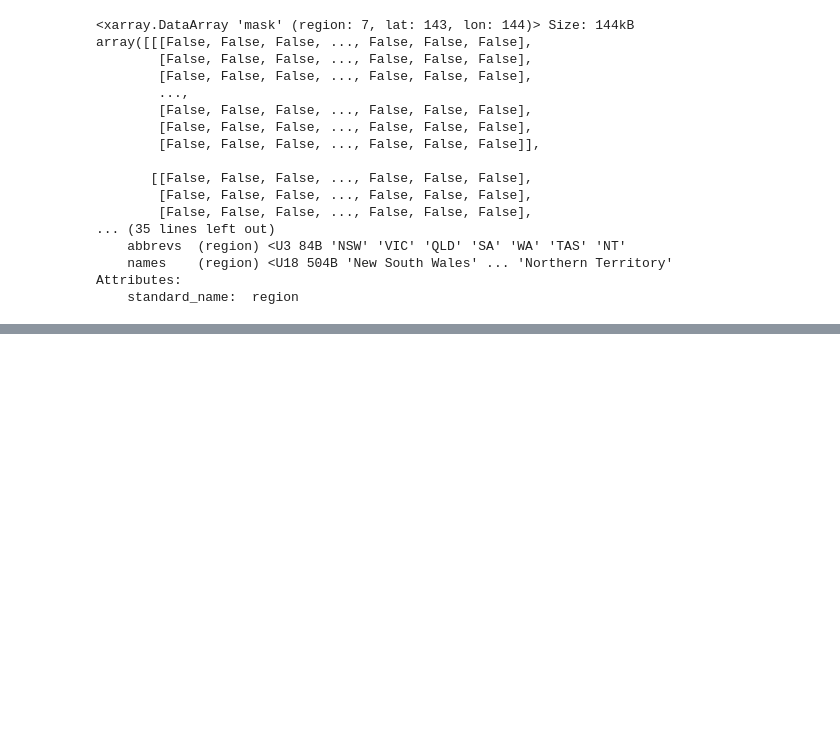
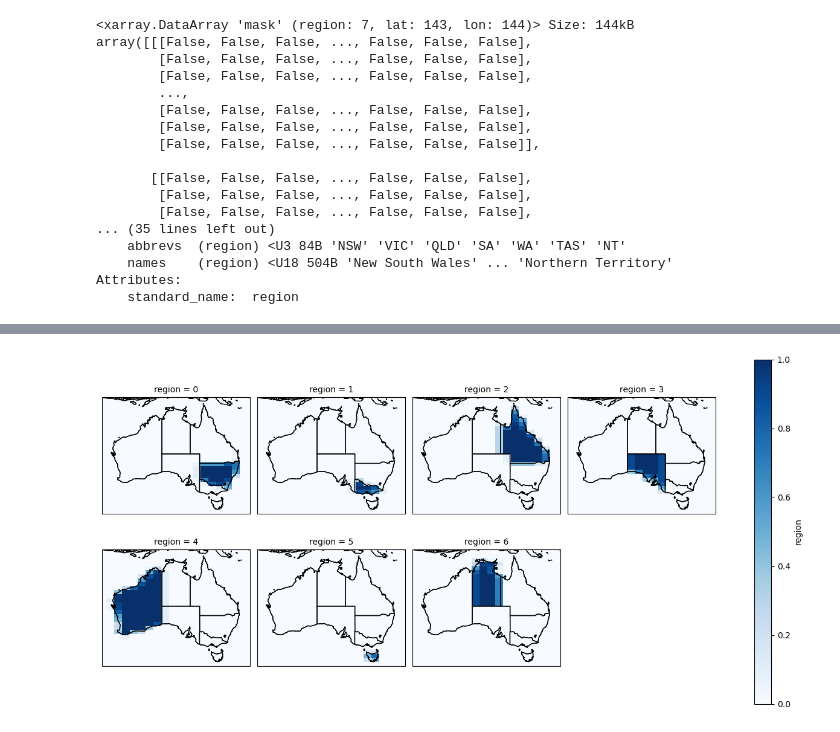
Before and after one commit to aus-ref-clim-data-nci/shapefiles, a Jupyter notebook: python_tutorial.ipynb, the cells around one changed output, grey strips where cells are left out. Cells and saved outputs as stored; diff of their text form; code cells hidden in the pictures; blank space fills up the shorter version.

```diff
--- a/python_tutorial.ipynb
+++ b/python_tutorial.ipynb
@@ -13,3 +20,4 @@ import numpy as np
 # %%
-ds = xr.open_dataset('/g/data/oi10/replicas/CMIP6/CMIP/IPSL/IPSL-CM6A-LR/historical/r1i1p1f1/Amon/tas/gr/v20180803/tas_Amon_IPSL-CM6A-LR_historical_r1i1p1f1_gr_185001-201412.nc')
+filedir = '/g/data/oi10/replicas/CMIP6/CMIP/IPSL/IPSL-CM6A-LR/historical/r1i1p1f1/Amon/tas/gr/v20180803/'
+ds = xr.open_dataset(filedir + 'tas_Amon_IPSL-CM6A-LR_historical_r1i1p1f1_gr_185001-201412.nc')
 # %%
@@ -134,15 +104,0 @@ ds_qld = ds.where(mask2d.cf == 'QLD')
-# %%
-fig = plt.figure(figsize=[15, 5])
-ax = fig.add_subplot(111, projection=ccrs.PlateCarree())
-ds_qld['tas'].isel(time=5).plot(
-    ax=ax,
-    transform=ccrs.PlateCarree(),
-    cmap=cmocean.cm.thermal,
-#    levels=np.arange(5, 35, 2.5),
-    cbar_kwargs={'label': f'monthly average temperature (K)'},
-)
-ax.set_extent([135, 155, -10, -30], crs=ccrs.PlateCarree())
-ax.set_title('June 1850')
-ax.coastlines()
-ax.add_feature(cartopy.feature.STATES)
-plt.show()
@@ -204,0 +155,15 @@ Per default this creates a mask containing one layer (slice) for each region con
+# %%
+fg = frac.plot(
+    subplot_kws=dict(projection=ccrs.PlateCarree()),
+    col="region",
+    col_wrap=4,
+    transform=ccrs.PlateCarree(),
+    cmap='Blues',
+)
+for ax in fg.axs.flatten():
+    ax.coastlines()
+    ax.set_extent([110, 157, -8, -45], crs=ccrs.PlateCarree())
+    ax.add_feature(cartopy.feature.STATES)
+plt.show()
+# %% [output]
+[figure, added]
```
Also changed, not shown: parts of 56 cells of this notebook.
